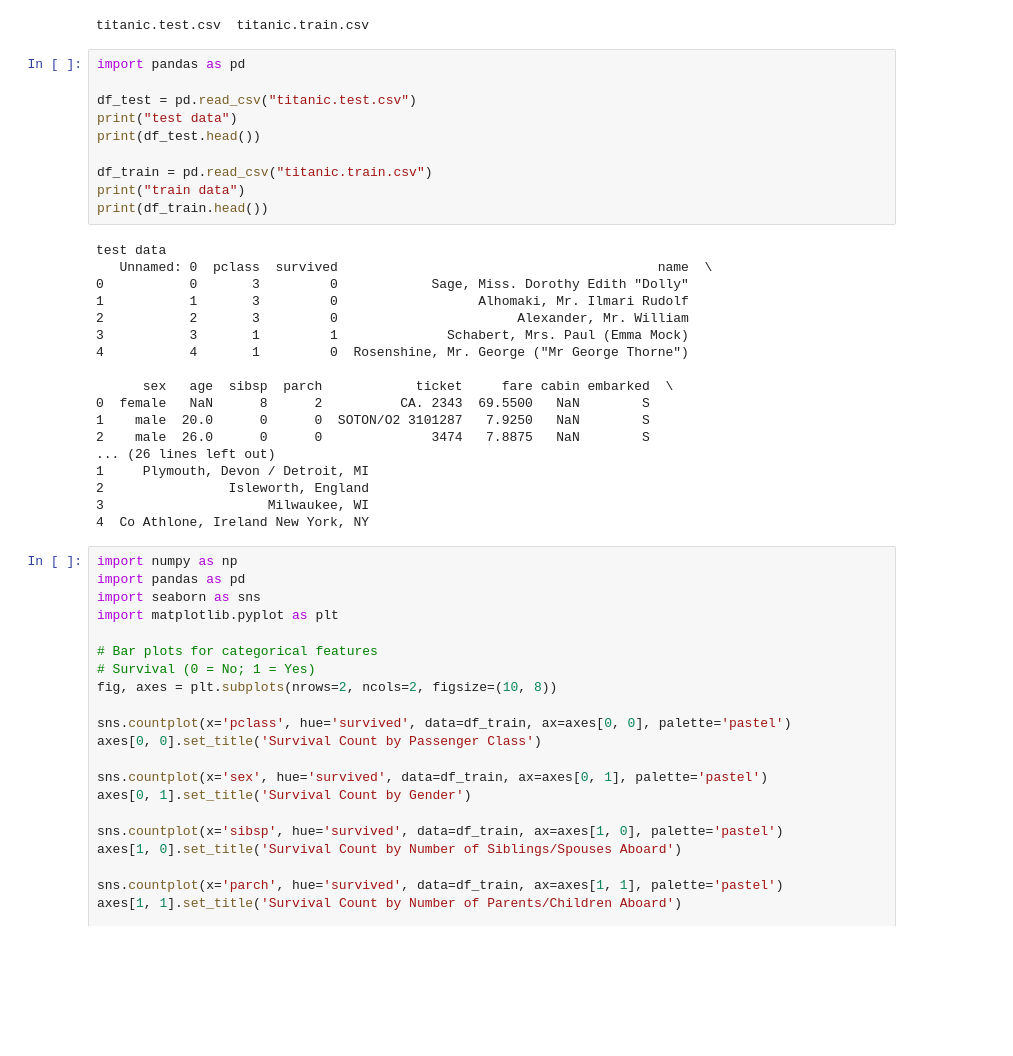
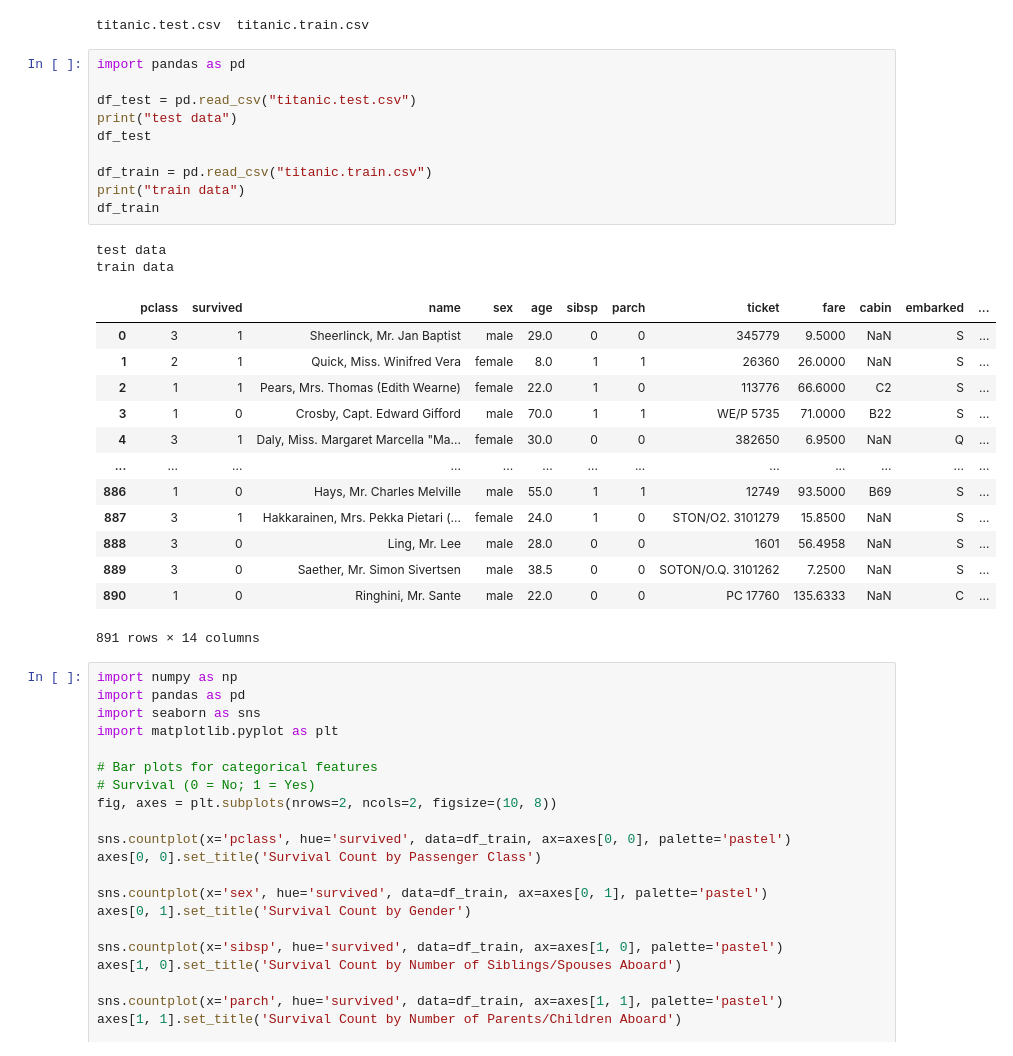
Before and after one commit to amandaay/CS6220DataMining, a Jupyter notebook: Assignment7/Assignment7_AAY.ipynb, the cells around one changed output. Drawn from its saved outputs; the diff is of its cells as text; blank space fills up the shorter version.

```diff
--- a/Assignment7/Assignment7_AAY.ipynb
+++ b/Assignment7/Assignment7_AAY.ipynb
@@ -31,31 +31,29 @@ titanic.test.csv  titanic.train.csv
 # %%
 import pandas as pd
 
 df_test = pd.read_csv("titanic.test.csv")
 print("test data")
-print(df_test.head())
+df_test
 
 df_train = pd.read_csv("titanic.train.csv")
 print("train data")
-print(df_train.head())
+df_train
 # %% [output]
 test data
-   Unnamed: 0  pclass  survived                                         name  \
-0           0       3         0            Sage, Miss. Dorothy Edith "Dolly"
-1           1       3         0                  Alhomaki, Mr. Ilmari Rudolf
-2           2       3         0                       Alexander, Mr. William
-3           3       1         1              Schabert, Mrs. Paul (Emma Mock)
-4           4       1         0  Rosenshine, Mr. George ("Mr George Thorne")
-
-      sex   age  sibsp  parch            ticket     fare cabin embarked  \
-0  female   NaN      8      2          CA. 2343  69.5500   NaN        S
-1    male  20.0      0      0  SOTON/O2 3101287   7.9250   NaN        S
-2    male  26.0      0      0              3474   7.8875   NaN        S
-... (26 lines left out)
-1     Plymouth, Devon / Detroit, MI
-2                Isleworth, England
-3                     Milwaukee, WI
-4  Co Athlone, Ireland New York, NY
+train data
+|  | pclass | survived | name | sex | age | sibsp | parch | ticket | fare | cabin | embarked | ... |
+| 0 | 3 | 1 | Sheerlinck, Mr. Jan Baptist | male | 29.0 | 0 | 0 | 345779 | 9.5000 | NaN | S | ... |
+| 1 | 2 | 1 | Quick, Miss. Winifred Vera | female | 8.0 | 1 | 1 | 26360 | 26.0000 | NaN | S | ... |
+| 2 | 1 | 1 | Pears, Mrs. Thomas (Edith Wearne) | female | 22.0 | 1 | 0 | 113776 | 66.6000 | C2 | S | ... |
+| 3 | 1 | 0 | Crosby, Capt. Edward Gifford | male | 70.0 | 1 | 1 | WE/P 5735 | 71.0000 | B22 | S | ... |
+| 4 | 3 | 1 | Daly, Miss. Margaret Marcella "Ma... | female | 30.0 | 0 | 0 | 382650 | 6.9500 | NaN | Q | ... |
+| ... | ... | ... | ... | ... | ... | ... | ... | ... | ... | ... | ... | ... |
+| 886 | 1 | 0 | Hays, Mr. Charles Melville | male | 55.0 | 1 | 1 | 12749 | 93.5000 | B69 | S | ... |
+| 887 | 3 | 1 | Hakkarainen, Mrs. Pekka Pietari (... | female | 24.0 | 1 | 0 | STON/O2. 3101279 | 15.8500 | NaN | S | ... |
+| 888 | 3 | 0 | Ling, Mr. Lee | male | 28.0 | 0 | 0 | 1601 | 56.4958 | NaN | S | ... |
+| 889 | 3 | 0 | Saether, Mr. Simon Sivertsen | male | 38.5 | 0 | 0 | SOTON/O.Q. 3101262 | 7.2500 | NaN | S | ... |
+| 890 | 1 | 0 | Ringhini, Mr. Sante | male | 22.0 | 0 | 0 | PC 17760 | 135.6333 | NaN | C | ... |
+891 rows × 14 columns
 # %%
 import numpy as np
 import pandas as pd
```
Also changed, not shown: parts of 8 cells of this notebook.
